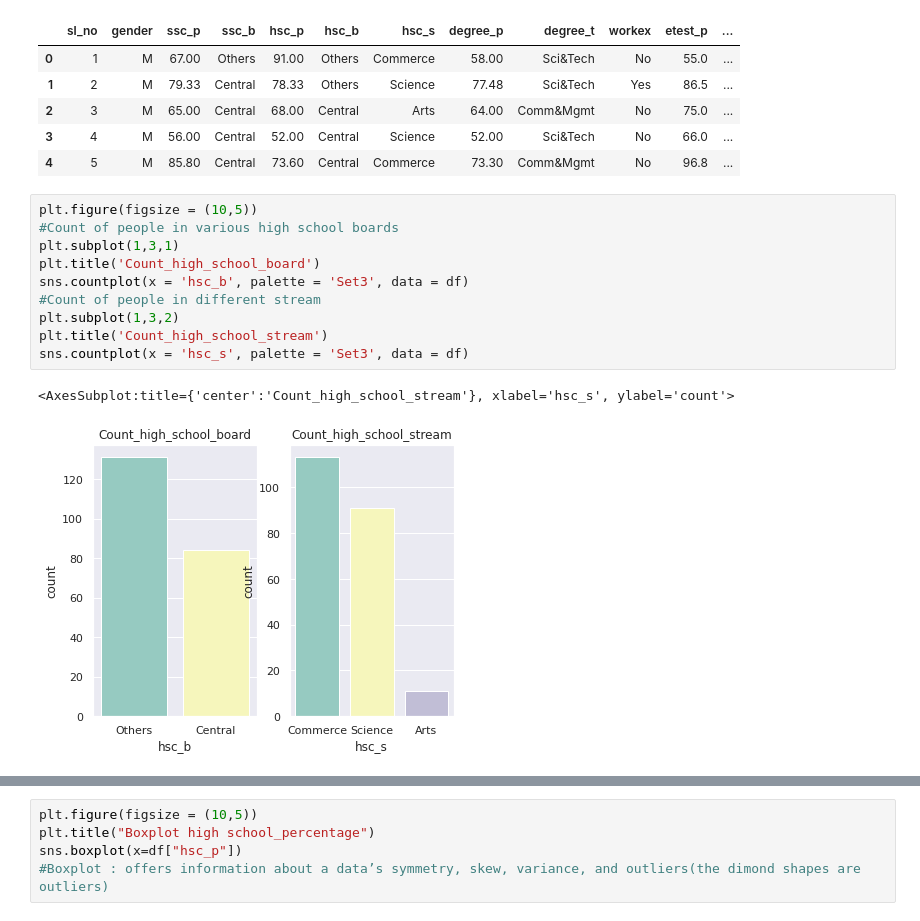
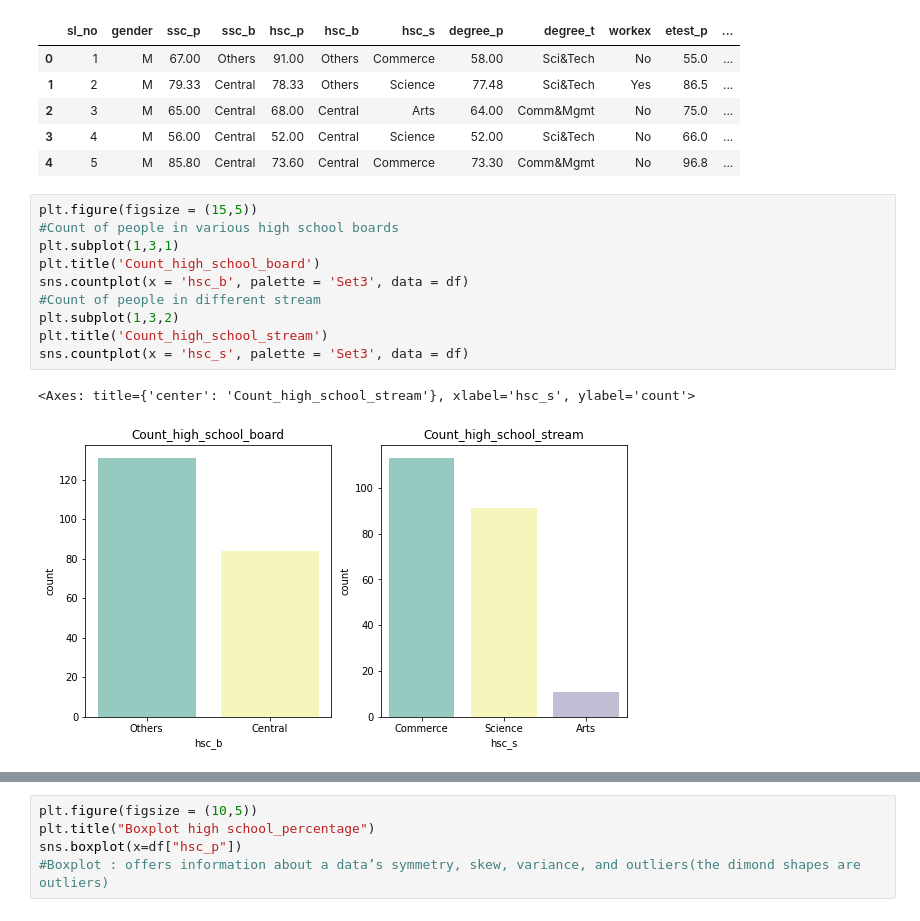
Before and after one commit to keshavisha/Job_placement, a Jupyter notebook: EDA_AnukritiJain.ipynb, the cells around one changed output, grey strips where cells are left out. Cells and saved outputs as stored; diff of their text form.

```diff
--- a/EDA_AnukritiJain.ipynb
+++ b/EDA_AnukritiJain.ipynb
@@ -19,18 +19,18 @@ df.head()
 | 3 | 4 | M | 56.00 | Central | 52.00 | Central | Science | 52.00 | Sci&Tech | No | 66.0 | ... |
 | 4 | 5 | M | 85.80 | Central | 73.60 | Central | Commerce | 73.30 | Comm&Mgmt | No | 96.8 | ... |
 # %%
-plt.figure(figsize = (10,5))
+plt.figure(figsize = (15,5))
 #Count of people in various high school boards
 plt.subplot(1,3,1)
 plt.title('Count_high_school_board')
 sns.countplot(x = 'hsc_b', palette = 'Set3', data = df)
 #Count of people in different stream
 plt.subplot(1,3,2)
 plt.title('Count_high_school_stream')
 sns.countplot(x = 'hsc_s', palette = 'Set3', data = df)
 # %% [output]
-<AxesSubplot:title={'center':'Count_high_school_stream'}, xlabel='hsc_s', ylabel='count'>
+<Axes: title={'center': 'Count_high_school_stream'}, xlabel='hsc_s', ylabel='count'>
-[figure, old version]
+[figure, new version]
 # %%
 plt.figure(figsize = (10,5))
 sns.histplot(df['hsc_p'])
```
Also changed, not shown: parts of 1 cell of this notebook.
